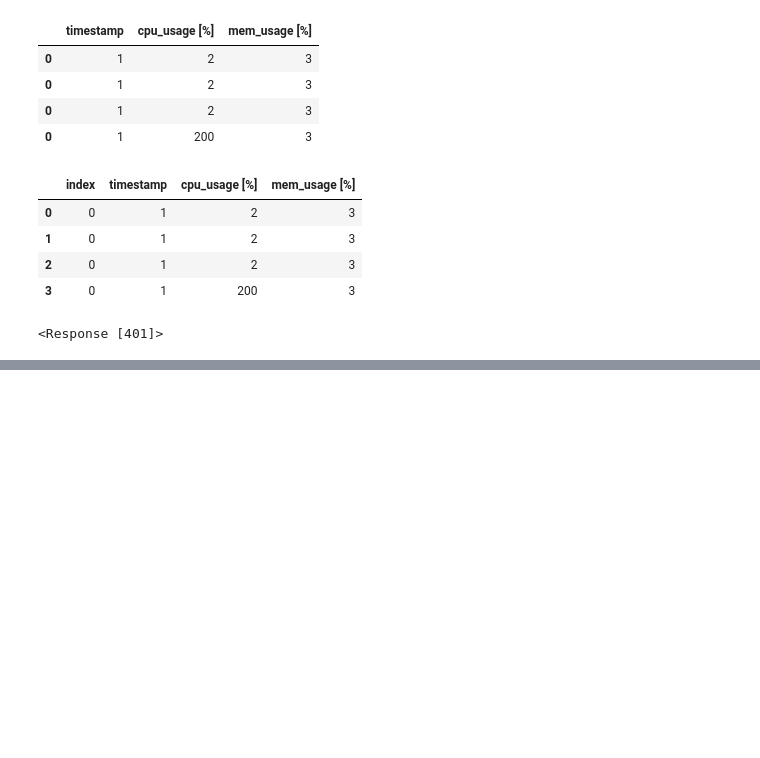
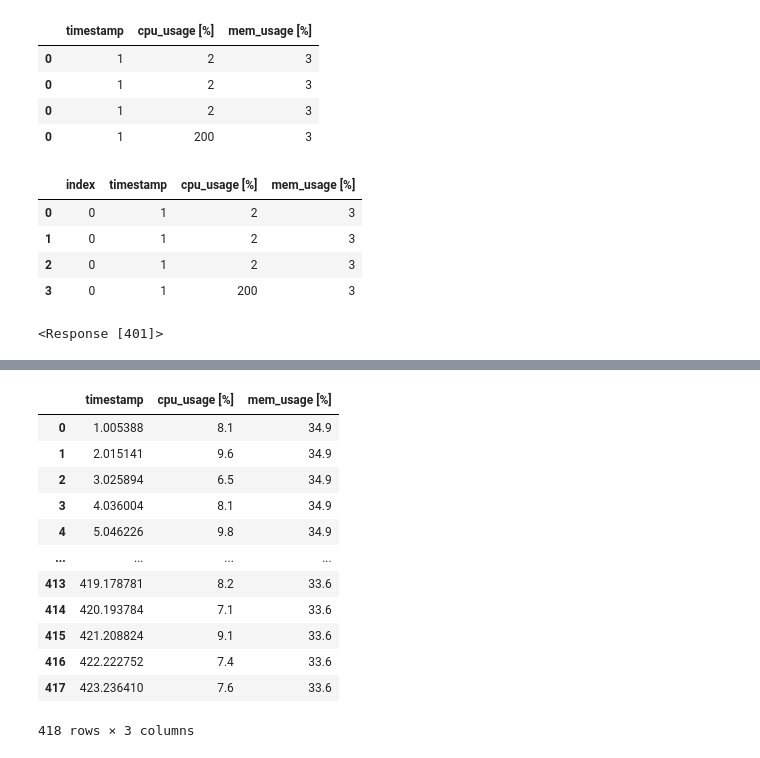
Before and after one commit to cyberorzech/k8s-nodeport-mtd, a Jupyter notebook: notebook.ipynb, the cells around one changed output, grey strips where cells are left out. Saved outputs shown, nothing was run; the diff lists cells and outputs as text; code cells hidden in the pictures; blank space fills up the shorter version.

```diff
--- a/notebook.ipynb
+++ b/notebook.ipynb
@@ -119,0 +167,16 @@ res
+# %%
+x
+# %% [output]
+|  | timestamp | cpu_usage [%] | mem_usage [%] |
+| 0 | 1.005388 | 8.1 | 34.9 |
+| 1 | 2.015141 | 9.6 | 34.9 |
+| 2 | 3.025894 | 6.5 | 34.9 |
+| 3 | 4.036004 | 8.1 | 34.9 |
+| 4 | 5.046226 | 9.8 | 34.9 |
+| ... | ... | ... | ... |
+| 413 | 419.178781 | 8.2 | 33.6 |
+| 414 | 420.193784 | 7.1 | 33.6 |
+| 415 | 421.208824 | 9.1 | 33.6 |
+| 416 | 422.222752 | 7.4 | 33.6 |
+| 417 | 423.236410 | 7.6 | 33.6 |
+418 rows × 3 columns
```
Also changed, not shown: parts of 15 cells of this notebook, 28 other files.
